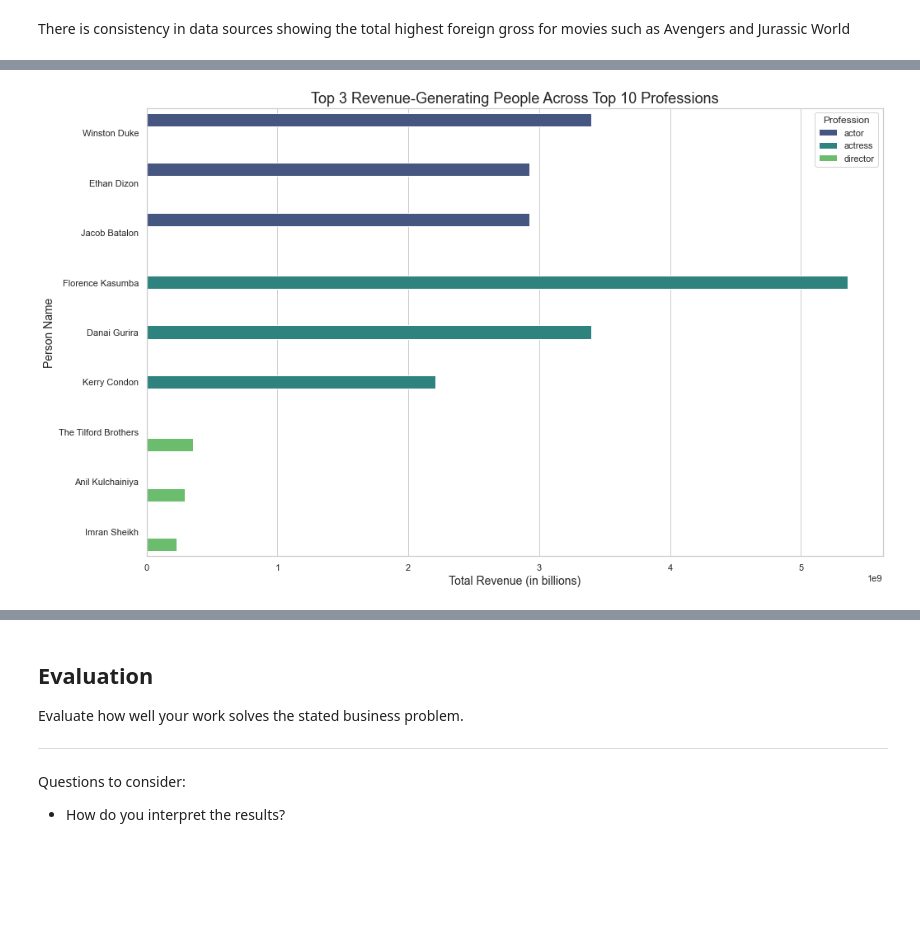
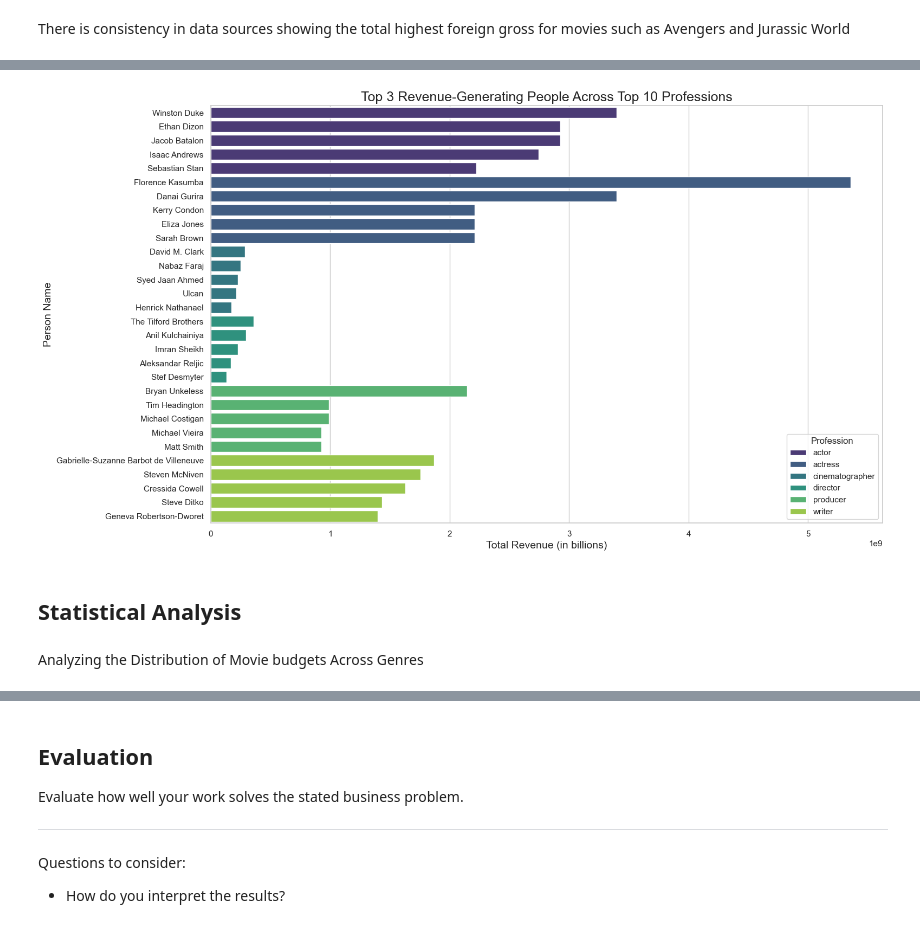
Before and after one commit to Kosilei-web/Phase_2_project_Group_5, a Jupyter notebook: index.ipynb, the cells around one changed output, grey strips where cells are left out. Drawn from its saved outputs; the diff is of its cells as text; code cells hidden in the pictures; blank space fills up the shorter version.

```diff
--- a/index.ipynb
+++ b/index.ipynb
@@ -867,36 +901,40 @@ Name: primary_profession, Length: 3541, dtype: int64
 # %%
-professions_of_interest = ['director', 'actor', 'actress']
+professions_of_interest = ['director', 'actor', 'actress', 'writer', 'producer', 'cinematographer']
 
 # Filter data to include only the specified professions
 filtered_data = matched_df[matched_df['primary_profession'].isin(professions_of_interest)]
 
 # Group by profession and person_name, sum the revenue, and sort
 profession_revenue = filtered_data.groupby(['primary_profession', 'primary_name'])['worldwide_gross'].sum().reset_index()
 
 # Sort within each profession by revenue
 top_people_by_profession = profession_revenue.sort_values(['primary_profession', 'worldwide_gross'], ascending=[True, False])
 
 # Get the top 3 people for each of the top 10 professions
-top_3_people_by_top_10_professions = top_people_by_profession.groupby('primary_profession').head(3)
+top_3_people_by_top_10_professions = top_people_by_profession.groupby('primary_profession').head()
 
 # Plot the top 3 people across the top 10 professions
 plt.figure(figsize=(16, 10))
 # Create the bar plot
 sns.barplot(
     data=top_3_people_by_top_10_professions,
     x='worldwide_gross',
     y='primary_name',
     hue='primary_profession',
     palette='viridis'
 )
 
 # Add titles and labels
 plt.title('Top 3 Revenue-Generating People Across Top 10 Professions', fontsize=18)
 plt.xlabel('Total Revenue (in billions)', fontsize=14)
 plt.ylabel('Person Name', fontsize=14)
 plt.legend(title='Profession', loc='best')
 
 # Show the plot
 plt.show()
 # %% [output]
-[figure, old version]
+[figure, new version]
+# %% [markdown]
+## Statistical Analysis
+# %% [markdown]
+Analyzing the Distribution of Movie budgets  Across Genres
```
Also changed, not shown: parts of 41 cells of this notebook.
